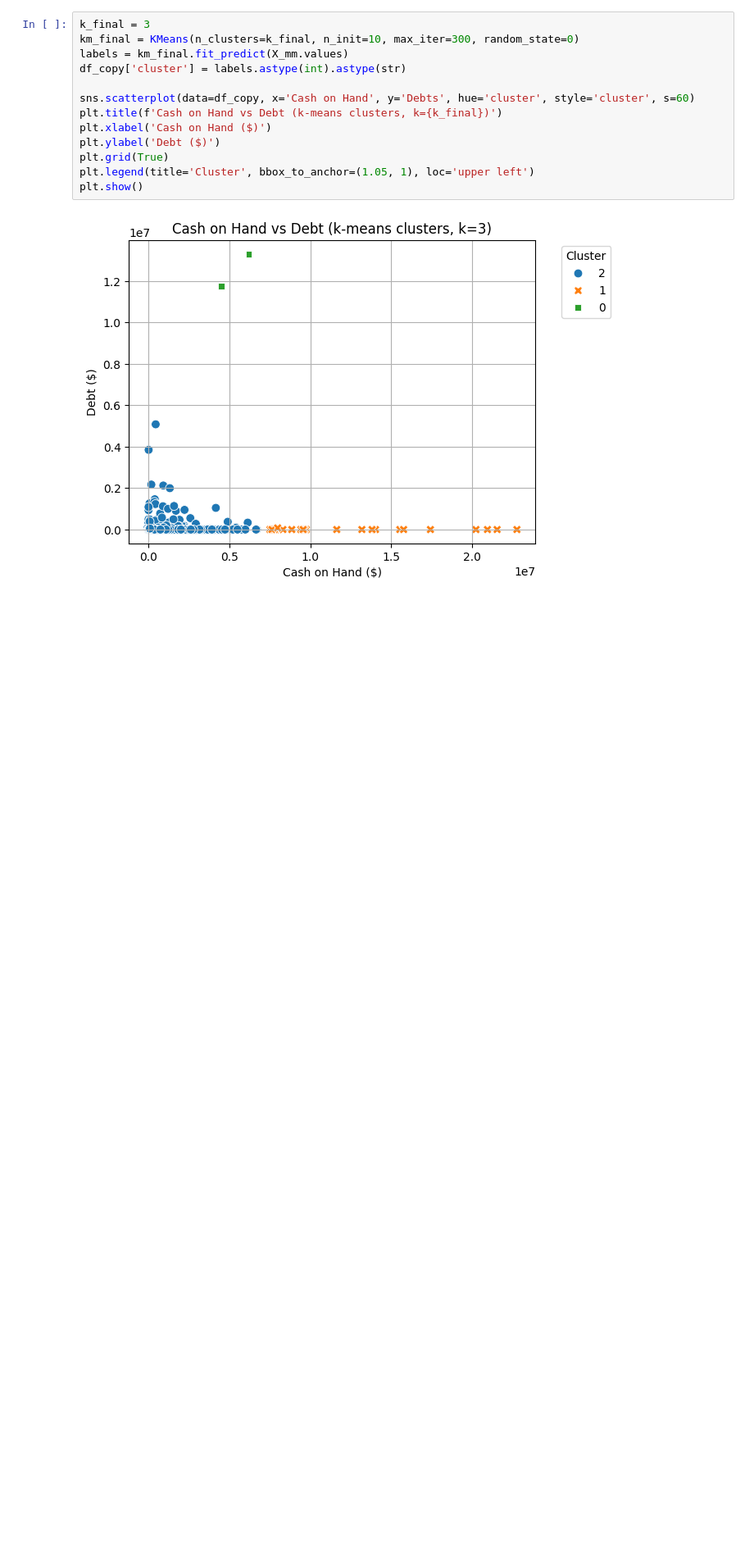
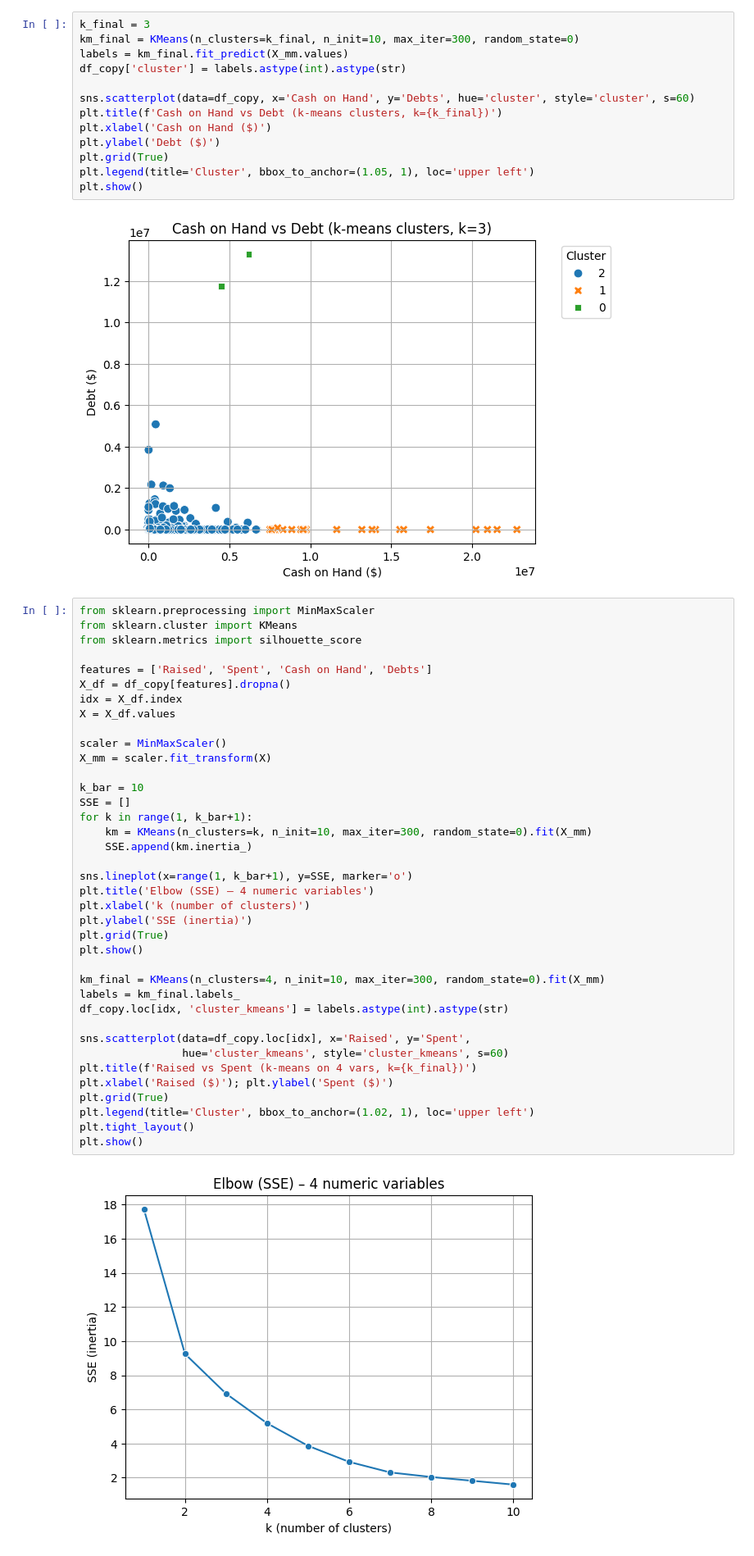
Before and after one commit to Harryshield14/clustering_assignment, a Jupyter notebook: assignment_clustering.ipynb, the cells around one changed output. Shown: that part at 82% size. Saved outputs shown, nothing was run; the diff lists cells and outputs as text; blank space fills up the shorter version.

```diff
--- a/assignment_clustering.ipynb
+++ b/assignment_clustering.ipynb
@@ -257,3 +257,43 @@ plt.legend(title='Cluster', bbox_to_anchor=(1.05, 1), loc='upper left')
 plt.show()
 # %% [output]
 [figure]
+# %%
+from sklearn.preprocessing import MinMaxScaler
+from sklearn.cluster import KMeans
+from sklearn.metrics import silhouette_score
+
+features = ['Raised', 'Spent', 'Cash on Hand', 'Debts']
+X_df = df_copy[features].dropna()
+idx = X_df.index
+X = X_df.values
+
+scaler = MinMaxScaler()
+X_mm = scaler.fit_transform(X)
+
+k_bar = 10
+SSE = []
+for k in range(1, k_bar+1):
+    km = KMeans(n_clusters=k, n_init=10, max_iter=300, random_state=0).fit(X_mm)
+    SSE.append(km.inertia_)
+
+sns.lineplot(x=range(1, k_bar+1), y=SSE, marker='o')
+plt.title('Elbow (SSE) – 4 numeric variables')
+plt.xlabel('k (number of clusters)')
+plt.ylabel('SSE (inertia)')
+plt.grid(True)
+plt.show()
+
+km_final = KMeans(n_clusters=4, n_init=10, max_iter=300, random_state=0).fit(X_mm)
+labels = km_final.labels_
+df_copy.loc[idx, 'cluster_kmeans'] = labels.astype(int).astype(str)
+
+sns.scatterplot(data=df_copy.loc[idx], x='Raised', y='Spent',
+                hue='cluster_kmeans', style='cluster_kmeans', s=60)
+plt.title(f'Raised vs Spent (k-means on 4 vars, k={k_final})')
+plt.xlabel('Raised ($)'); plt.ylabel('Spent ($)')
+plt.grid(True)
+plt.legend(title='Cluster', bbox_to_anchor=(1.02, 1), loc='upper left')
+plt.tight_layout()
+plt.show()
+# %% [output]
+[figure, added]
```
Also changed, not shown: parts of 1 cell of this notebook.
